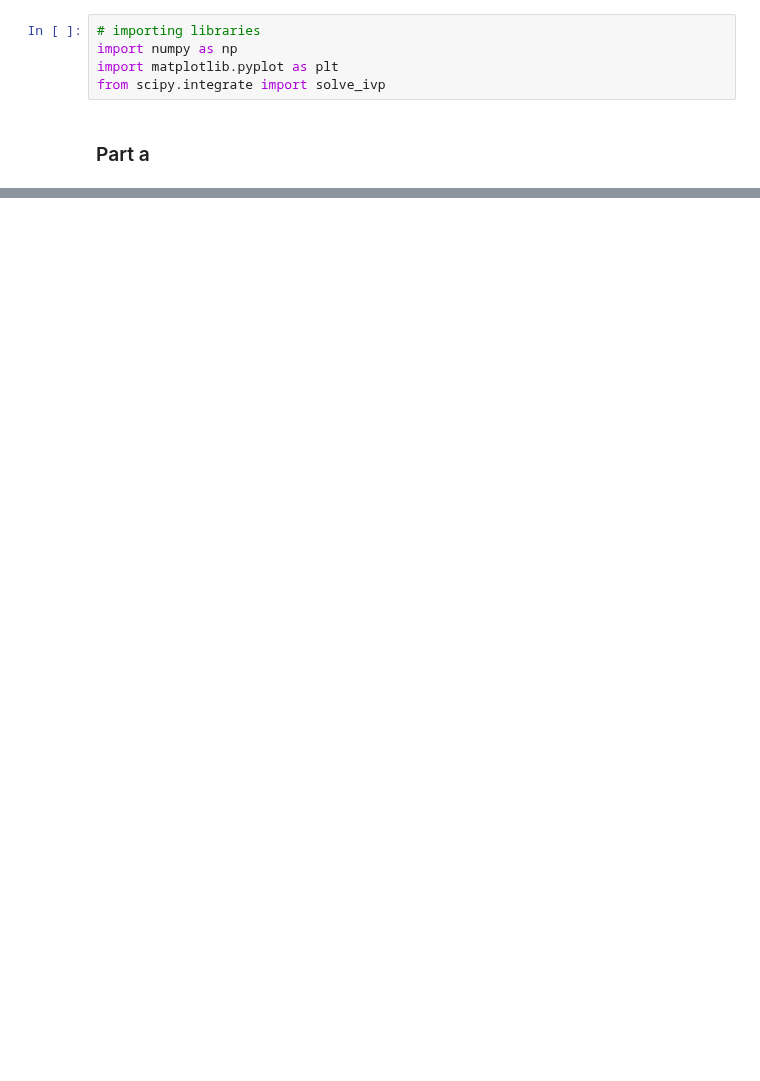
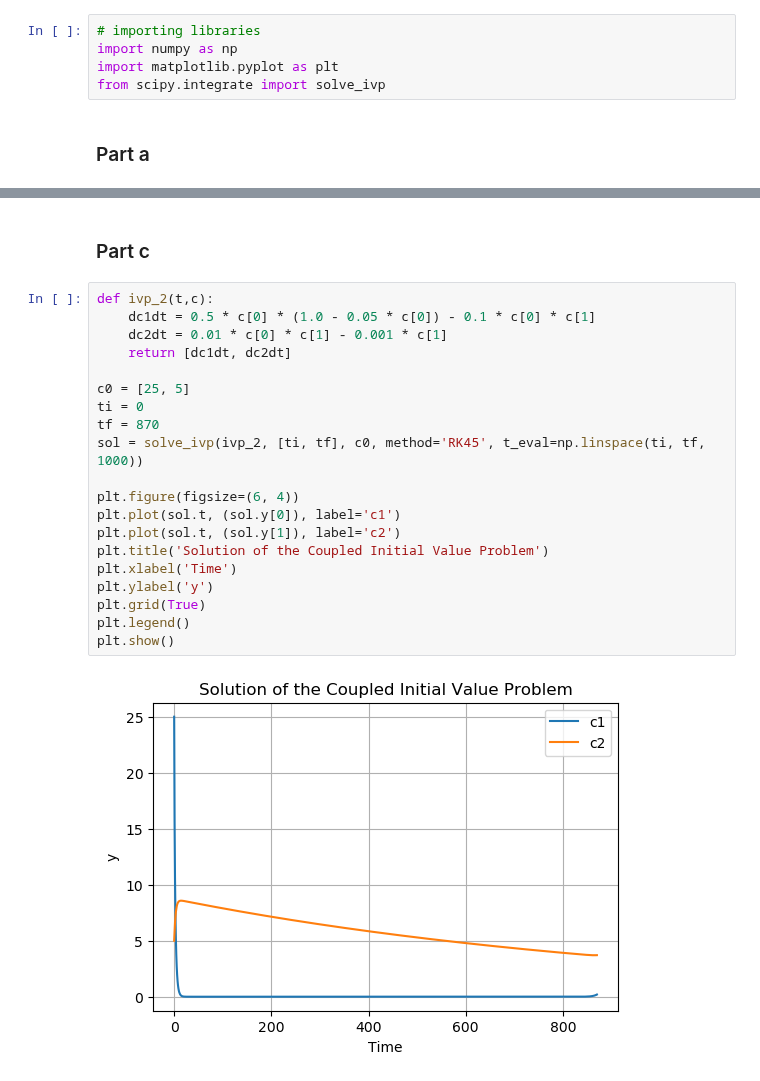
Before and after one commit to Mani0237/Prelims, a Jupyter notebook: 2023/sachin_Q3.ipynb, the cells around one changed output, grey strips where cells are left out. Cells and saved outputs as stored; diff of their text form; blank space fills up the shorter version.

```diff
--- a/2023/sachin_Q3.ipynb
+++ b/2023/sachin_Q3.ipynb
@@ -26,0 +58,24 @@ plt.show()
+# %% [markdown]
+### Part c
+# %%
+def ivp_2(t,c):
+    dc1dt = 0.5 * c[0] * (1.0 - 0.05 * c[0]) - 0.1 * c[0] * c[1]
+    dc2dt = 0.01 * c[0] * c[1] - 0.001 * c[1]
+    return [dc1dt, dc2dt]
+
+c0 = [25, 5]
+ti = 0
+tf = 870
+sol = solve_ivp(ivp_2, [ti, tf], c0, method='RK45', t_eval=np.linspace(ti, tf, 1000))
+
+plt.figure(figsize=(6, 4))
+plt.plot(sol.t, (sol.y[0]), label='c1')
+plt.plot(sol.t, (sol.y[1]), label='c2')
+plt.title('Solution of the Coupled Initial Value Problem')
+plt.xlabel('Time')
+plt.ylabel('y')
+plt.grid(True)
+plt.legend()
+plt.show()
+# %% [output]
+[figure, added]
```
Also changed, not shown: parts of 6 cells of this notebook, 2 other files.
